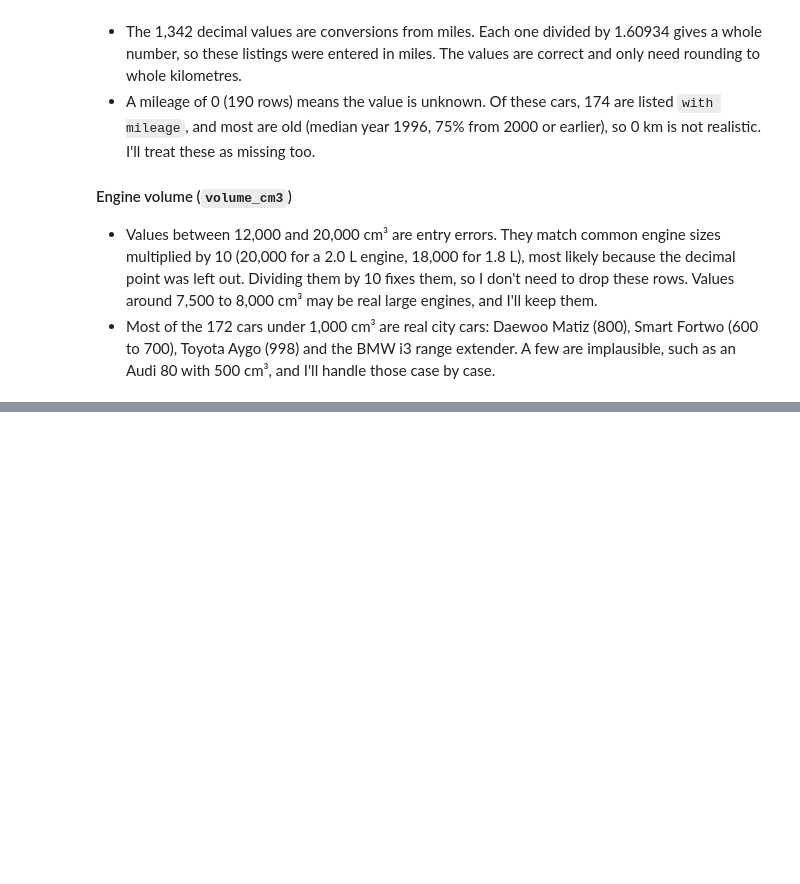
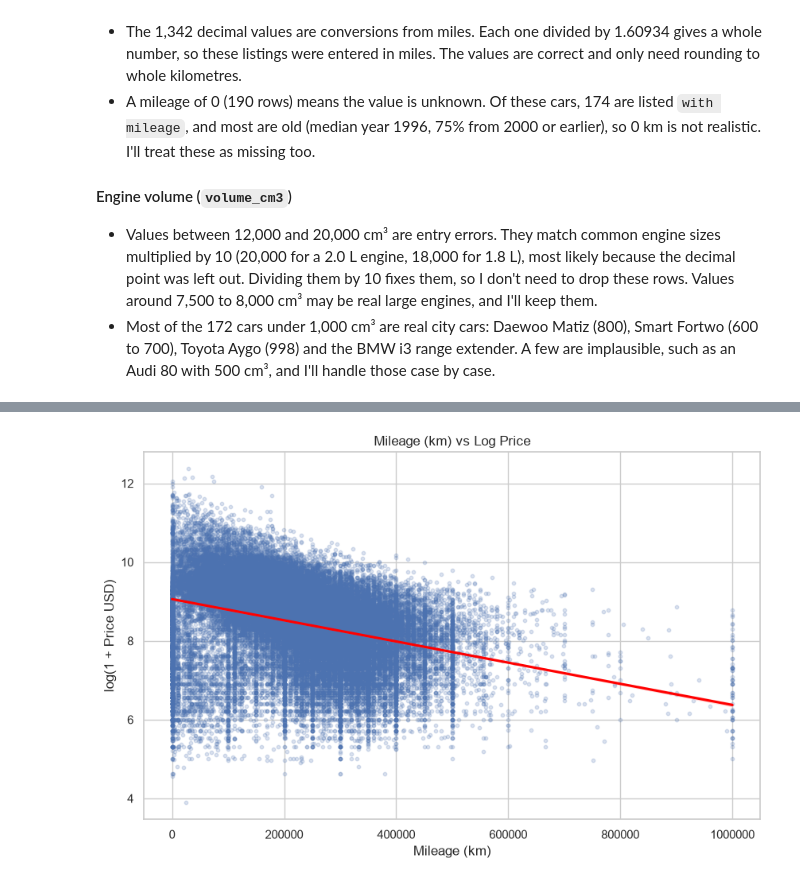
Before and after one commit to VukasinJ-dev/car-price-prediction, a Jupyter notebook: notebooks/01_eda.ipynb, the cells around one changed output, grey strips where cells are left out. Cells and saved outputs as stored; diff of their text form; code cells hidden in the pictures; blank space fills up the shorter version.

```diff
--- a/notebooks/01_eda.ipynb
+++ b/notebooks/01_eda.ipynb
@@ -563,0 +594,18 @@ Name: count, dtype: int64
+# %%
+mask = (df['mileage_kilometers'] > 0) & (df['mileage_kilometers'] <= 1000000)
+
+sns.regplot(
+    x=df.loc[mask, 'mileage_kilometers'],
+    y=np.log1p(df.loc[mask, 'price_usd']),
+    scatter_kws={"alpha": 0.2, "s": 10},
+    line_kws={"color": "red"}
+)
+
+plt.ticklabel_format(style="plain", axis="x")
+plt.title("Mileage (km) vs Log Price")
+plt.xlabel("Mileage (km)")
+plt.ylabel("log(1 + Price USD)")
+plt.savefig("../reports/figures/mileage_vs_log_price.png", dpi=300, bbox_inches="tight")
+plt.show()
+# %% [output]
+[figure, added]
```
Also changed, not shown: parts of 12 cells of this notebook, 4 other files.
